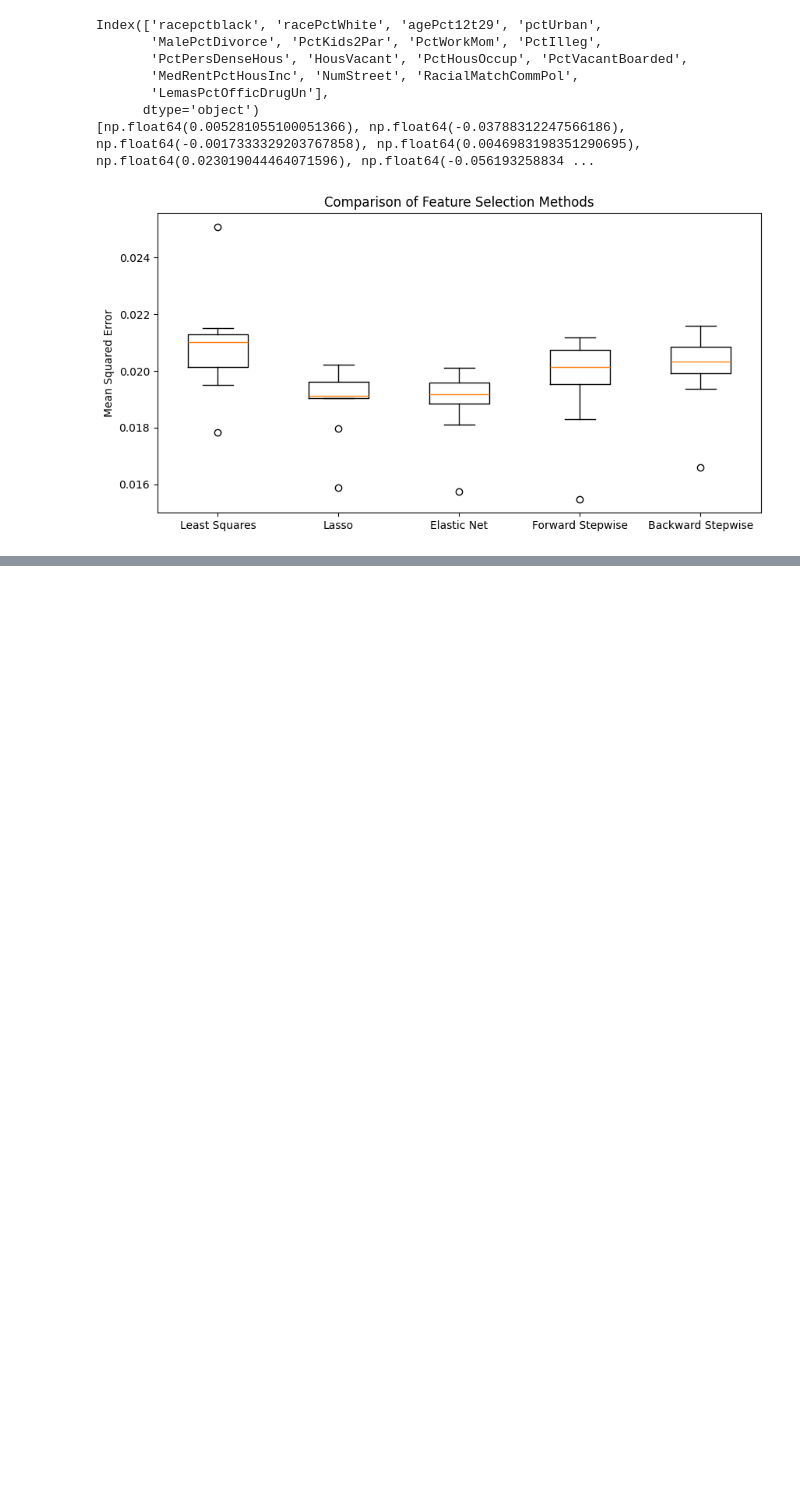
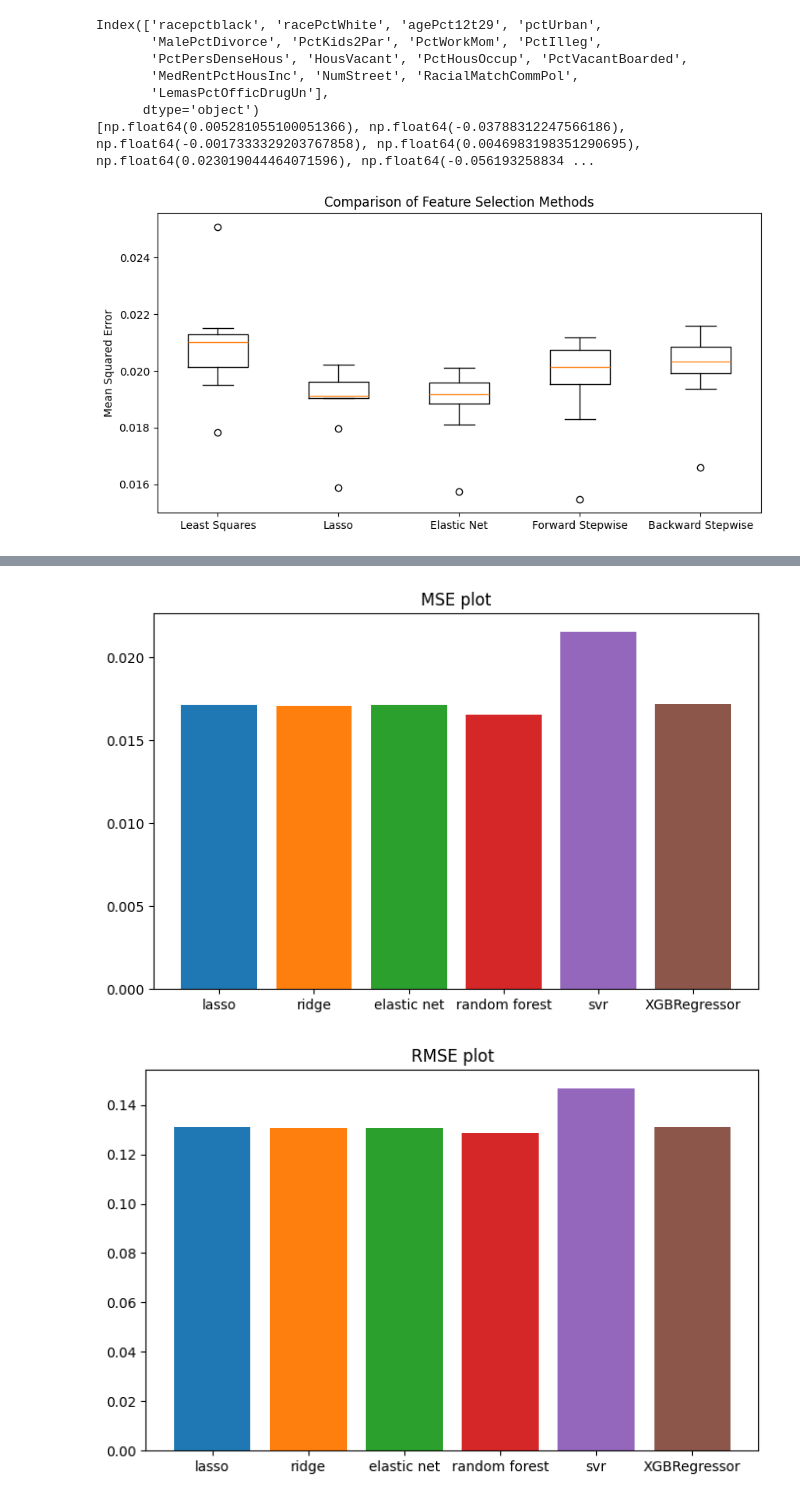
Before and after one commit to yl5735/5243-Final-Pj, a Jupyter notebook: 5243 regression.ipynb, the cells around one changed output, grey strips where cells are left out. Cells and saved outputs as stored; diff of their text form; code cells hidden in the pictures; blank space fills up the shorter version.

```diff
--- a/5243 regression.ipynb
+++ b/5243 regression.ipynb
@@ -320,4 +304,4 @@ rf = RandomForestRegressor(
 )
 rf.fit(X_selected, y_train)
 y_pred_rf = rf.predict(X_test[X_selected.columns])
-model_score(X_test[X_selected.columns], Y_test, y_pred_rf)
+result['random forest'] = model_score(X_test[X_selected.columns], Y_test, y_pred_rf)
@@ -332,4 +310,4 @@ model_score(X_test[X_selected.columns], Y_test, y_pred_rf)
 svr = SVR(kernel='rbf', C=1.0, epsilon=0.1)
 svr.fit(X_selected, y_train)
 y_pred_svr = svr.predict(X_test)
-model_score(X_test[X_selected.columns], Y_test, y_pred_svr)
+result['svr'] = model_score(X_test[X_selected.columns], Y_test, y_pred_svr)
@@ -344,4 +316,4 @@ model_score(X_test[X_selected.columns], Y_test, y_pred_svr)
 xgb = XGBRegressor(n_estimators=500, learning_rate=0.05, max_depth=4, random_state=42, n_jobs=-1)
 xgb.fit(X_selected, y_train)
 y_pred_xgb = xgb.predict(X_test)
-model_score(X_test[X_selected.columns], Y_test, y_pred_xgb)
+result['XGBRegressor'] = model_score(X_test[X_selected.columns], Y_test, y_pred_xgb)
@@ -353,0 +342,12 @@ model_score(X_test[X_selected.columns], Y_test, y_pred_xgb)
+# %%
+metrics = ['MSE', 'RMSE', 'MAE', 'R2','Adjusted R2']
+methods = list(result.keys())
+# %%
+for metric in metrics:
+    plt.figure(figsize=(8,5))
+    for method in methods:
+        plt.bar(method, result[method][metric])
+        plt.title(f'{metric} plot')
+# %% [output]
+[figure, added]
+[figure, added]
```
Also changed, not shown: parts of 10 cells of this notebook.
